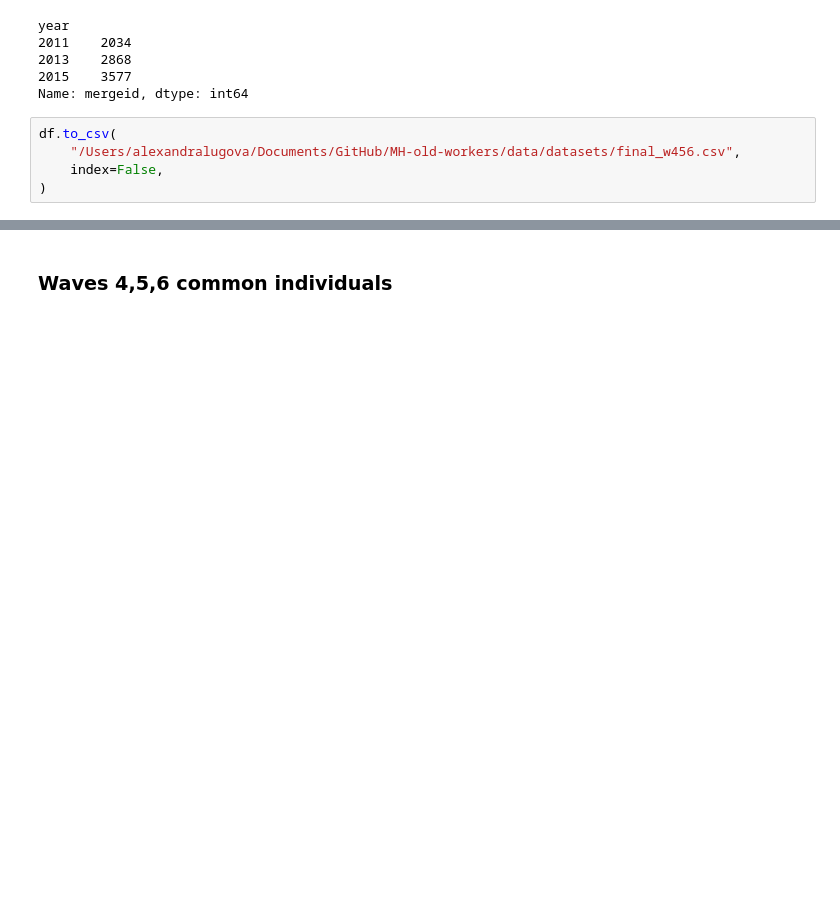
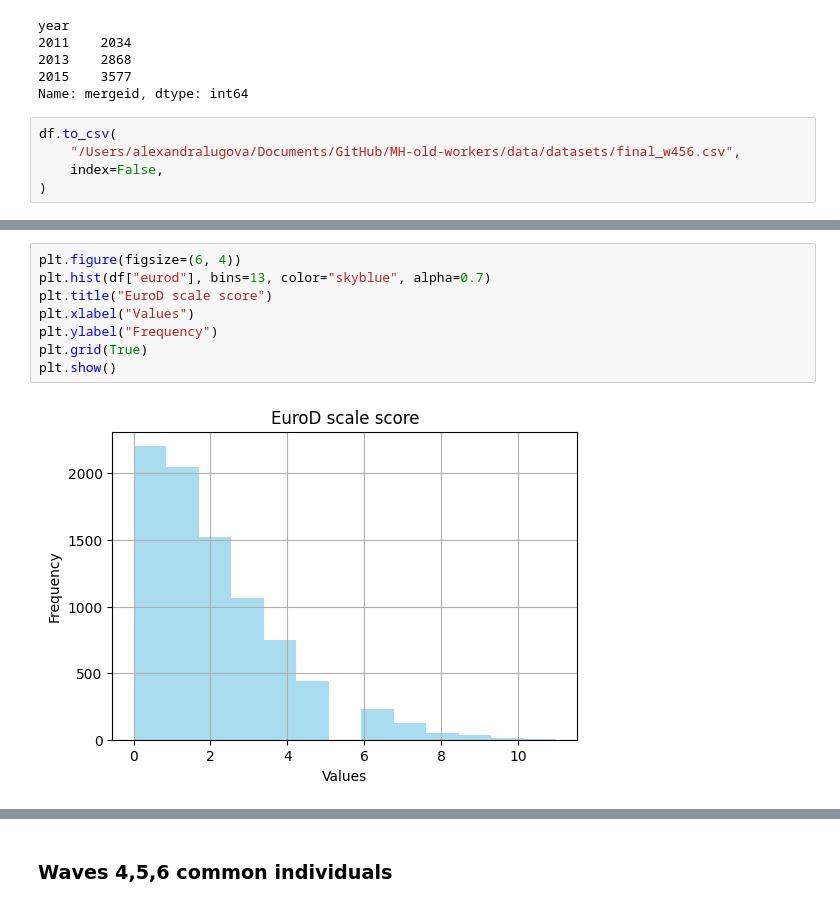
Before and after one commit to lugovalexa/MH-old-workers, a Jupyter notebook: notebooks/final_datasets.ipynb, the cells around one changed output, grey strips where cells are left out. Saved outputs shown, nothing was run; the diff lists cells and outputs as text; blank space fills up the shorter version.

```diff
--- a/notebooks/final_datasets.ipynb
+++ b/notebooks/final_datasets.ipynb
@@ -62,0 +169,10 @@ df.to_csv(
+# %%
+plt.figure(figsize=(6, 4))
+plt.hist(df["eurod"], bins=13, color="skyblue", alpha=0.7)
+plt.title("EuroD scale score")
+plt.xlabel("Values")
+plt.ylabel("Frequency")
+plt.grid(True)
+plt.show()
+# %% [output]
+[figure, added]
```
Also changed, not shown: parts of 10 cells of this notebook.
